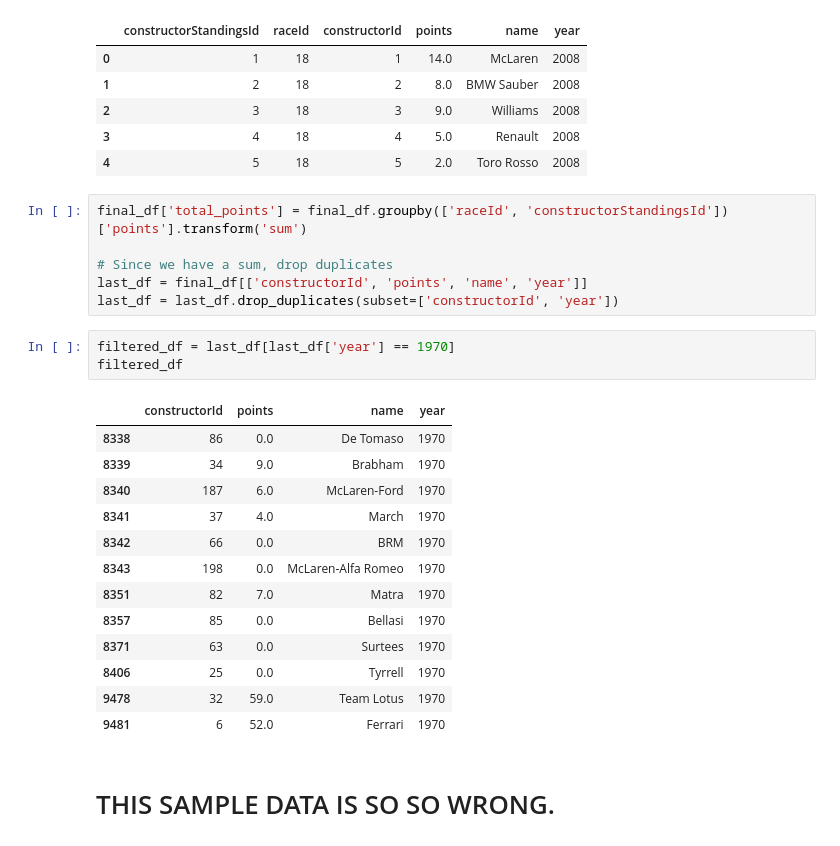
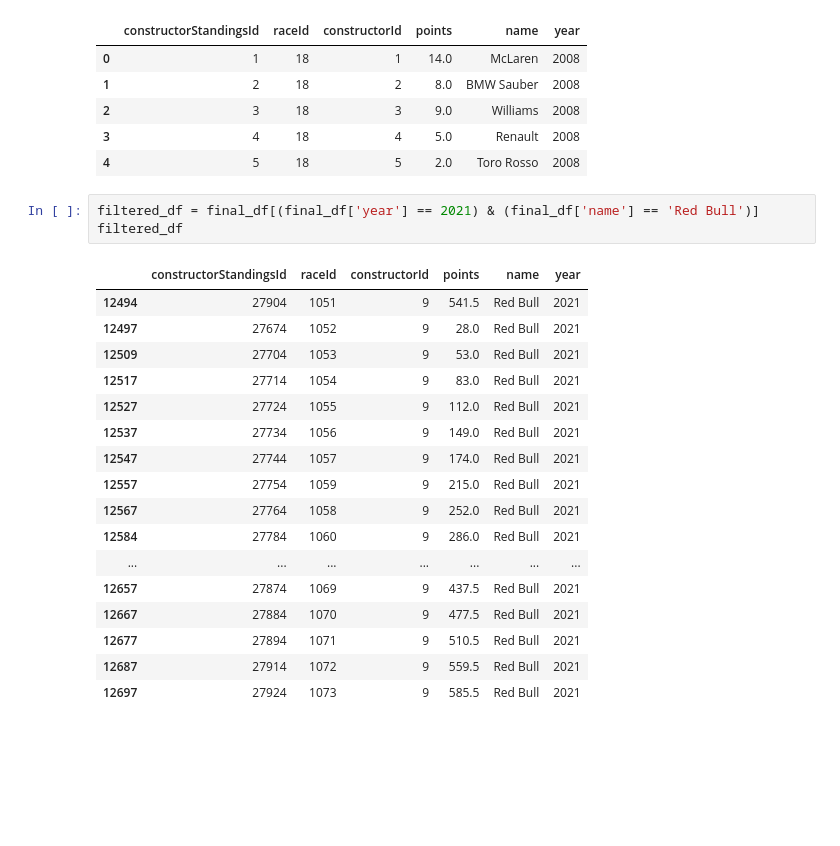
Before and after one commit to MacBeth-M/Capstone, a Jupyter notebook: DNF.ipynb, the cells around one changed output. Saved outputs shown, nothing was run; the diff lists cells and outputs as text; blank space fills up the shorter version.

Commit message:
finallyyyy

```diff
--- a/DNF.ipynb
+++ b/DNF.ipynb
@@ -377,28 +377,24 @@ final_df.head()
 | 2 | 3 | 18 | 3 | 9.0 | Williams | 2008 |
 | 3 | 4 | 18 | 4 | 5.0 | Renault | 2008 |
 | 4 | 5 | 18 | 5 | 2.0 | Toro Rosso | 2008 |
-# %%
-final_df['total_points'] = final_df.groupby(['raceId', 'constructorStandingsId'])['points'].transform('sum')
-
-# Since we have a sum, drop duplicates
-last_df = final_df[['constructorId', 'points', 'name', 'year']]
-last_df = last_df.drop_duplicates(subset=['constructorId', 'year'])
-# %%
-filtered_df = last_df[last_df['year'] == 1970]
-filtered_df
-# %% [output]
-|  | constructorId | points | name | year |
-| 8338 | 86 | 0.0 | De Tomaso | 1970 |
-| 8339 | 34 | 9.0 | Brabham | 1970 |
-| 8340 | 187 | 6.0 | McLaren-Ford | 1970 |
-| 8341 | 37 | 4.0 | March | 1970 |
-| 8342 | 66 | 0.0 | BRM | 1970 |
-| 8343 | 198 | 0.0 | McLaren-Alfa Romeo | 1970 |
-| 8351 | 82 | 7.0 | Matra | 1970 |
-| 8357 | 85 | 0.0 | Bellasi | 1970 |
-| 8371 | 63 | 0.0 | Surtees | 1970 |
-| 8406 | 25 | 0.0 | Tyrrell | 1970 |
-| 9478 | 32 | 59.0 | Team Lotus | 1970 |
-| 9481 | 6 | 52.0 | Ferrari | 1970 |
-# %% [markdown]
-# THIS SAMPLE DATA IS SO SO WRONG.
+# %%
+filtered_df = final_df[(final_df['year'] == 2021) & (final_df['name'] == 'Red Bull')]
+filtered_df
+# %% [output]
+|  | constructorStandingsId | raceId | constructorId | points | name | year |
+| 12494 | 27904 | 1051 | 9 | 541.5 | Red Bull | 2021 |
+| 12497 | 27674 | 1052 | 9 | 28.0 | Red Bull | 2021 |
+| 12509 | 27704 | 1053 | 9 | 53.0 | Red Bull | 2021 |
+| 12517 | 27714 | 1054 | 9 | 83.0 | Red Bull | 2021 |
+| 12527 | 27724 | 1055 | 9 | 112.0 | Red Bull | 2021 |
+| 12537 | 27734 | 1056 | 9 | 149.0 | Red Bull | 2021 |
+| 12547 | 27744 | 1057 | 9 | 174.0 | Red Bull | 2021 |
+| 12557 | 27754 | 1059 | 9 | 215.0 | Red Bull | 2021 |
+| 12567 | 27764 | 1058 | 9 | 252.0 | Red Bull | 2021 |
+| 12584 | 27784 | 1060 | 9 | 286.0 | Red Bull | 2021 |
+| ... | ... | ... | ... | ... | ... | ... |
+| 12657 | 27874 | 1069 | 9 | 437.5 | Red Bull | 2021 |
+| 12667 | 27884 | 1070 | 9 | 477.5 | Red Bull | 2021 |
+| 12677 | 27894 | 1071 | 9 | 510.5 | Red Bull | 2021 |
+| 12687 | 27914 | 1072 | 9 | 559.5 | Red Bull | 2021 |
+| 12697 | 27924 | 1073 | 9 | 585.5 | Red Bull | 2021 |
```
Also changed, not shown: parts of 2 cells of this notebook.
